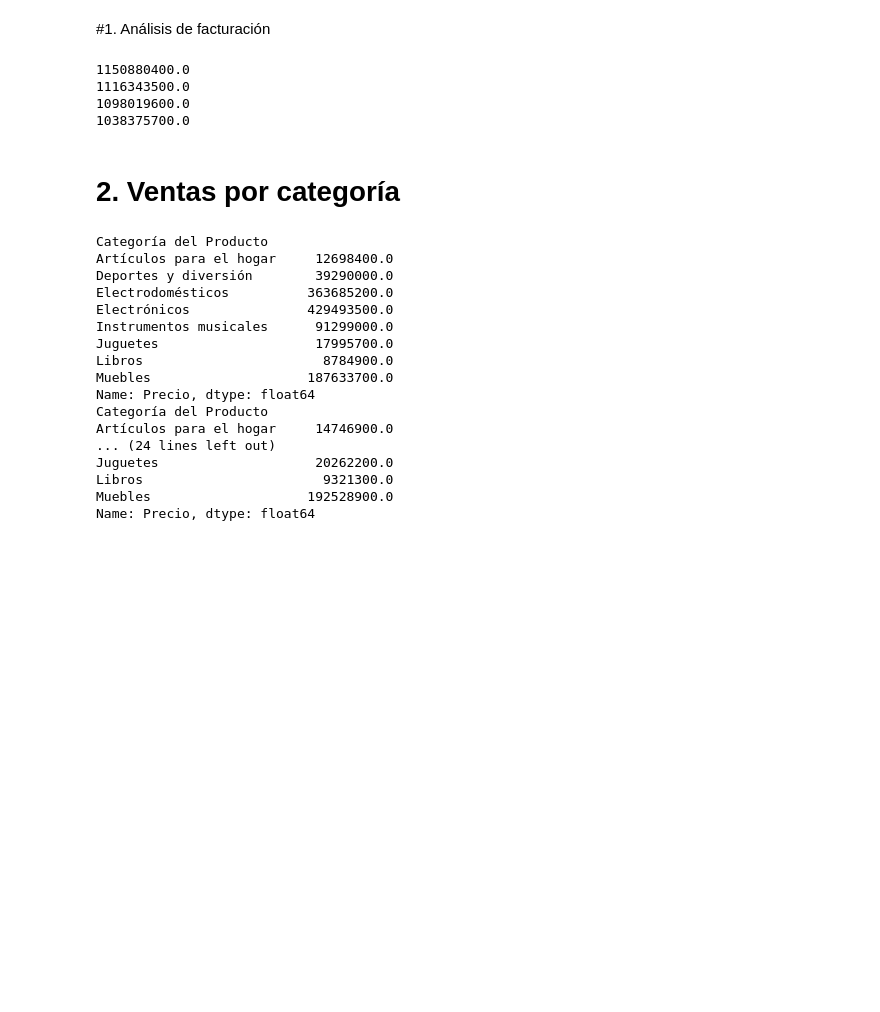
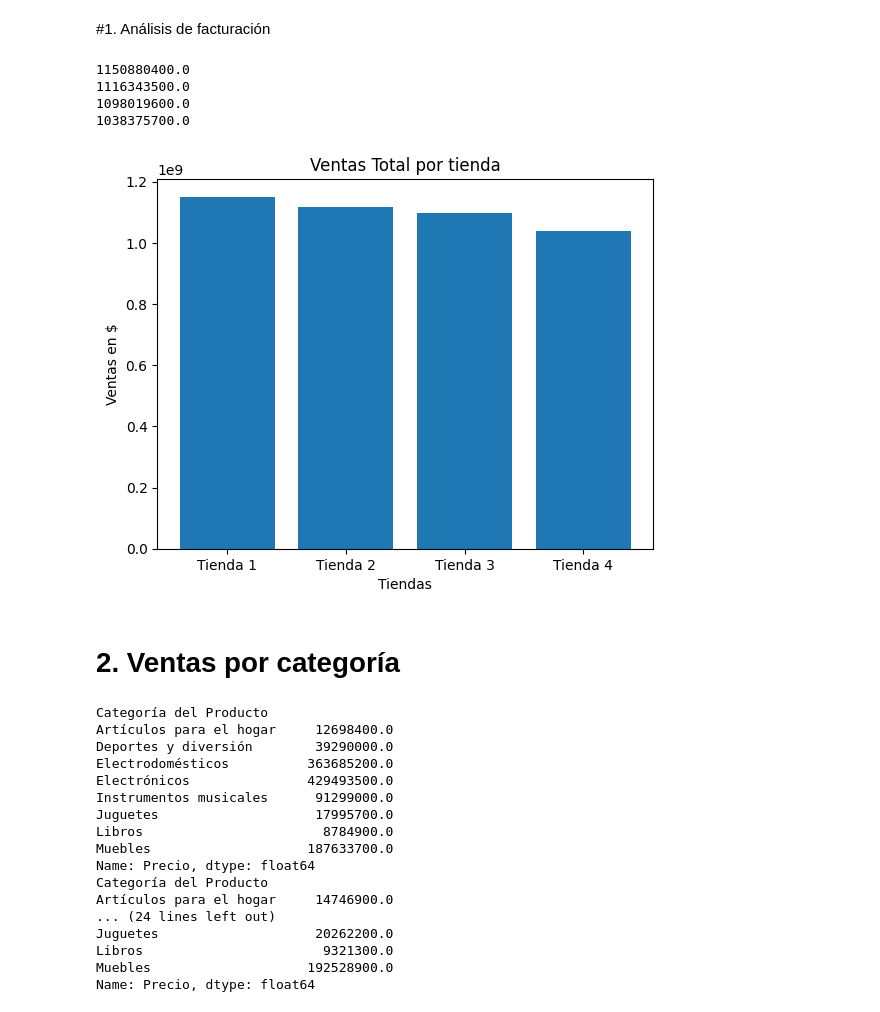
Before and after one commit to Alejandro0699/alurastore, a Jupyter notebook: AluraStoreLatam.ipynb, the cells around one changed output. Cells and saved outputs as stored; diff of their text form; code cells hidden in the pictures; blank space fills up the shorter version.

Commit message:
Terminando los graficos Creado con Colab

```diff
--- a/AluraStoreLatam.ipynb
+++ b/AluraStoreLatam.ipynb
@@ -38,6 +39,18 @@ print(total_tienda4)
 1116343500.0
 1098019600.0
 1038375700.0
+# %%
+#se genero un grafico de ventas totales por tienda.
+Tiendas = ["Tienda 1", "Tienda 2", "Tienda 3", "Tienda 4"]
+Ventas = [total_tienda1, total_tienda2, total_tienda3, total_tienda4]
+
+plt.bar(Tiendas, Ventas)
+plt.title("Ventas Total por tienda")
+plt.xlabel("Tiendas")
+plt.ylabel("Ventas en $")
+plt.show()
+# %% [output]
+[figure, added]
 # %% [markdown]
 # 2. Ventas por categoría
 # %%
```
Also changed, not shown: parts of 9 cells of this notebook.
